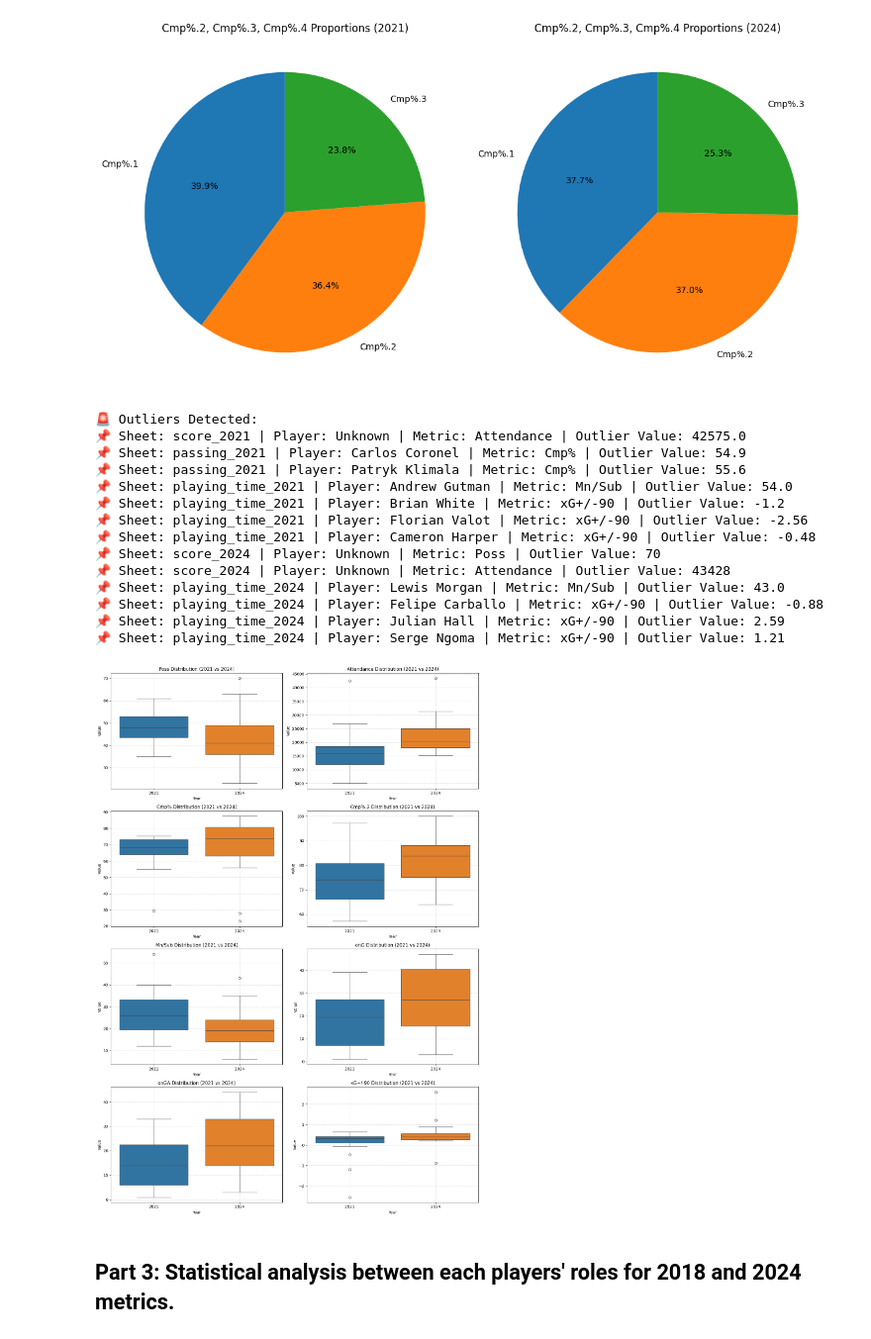
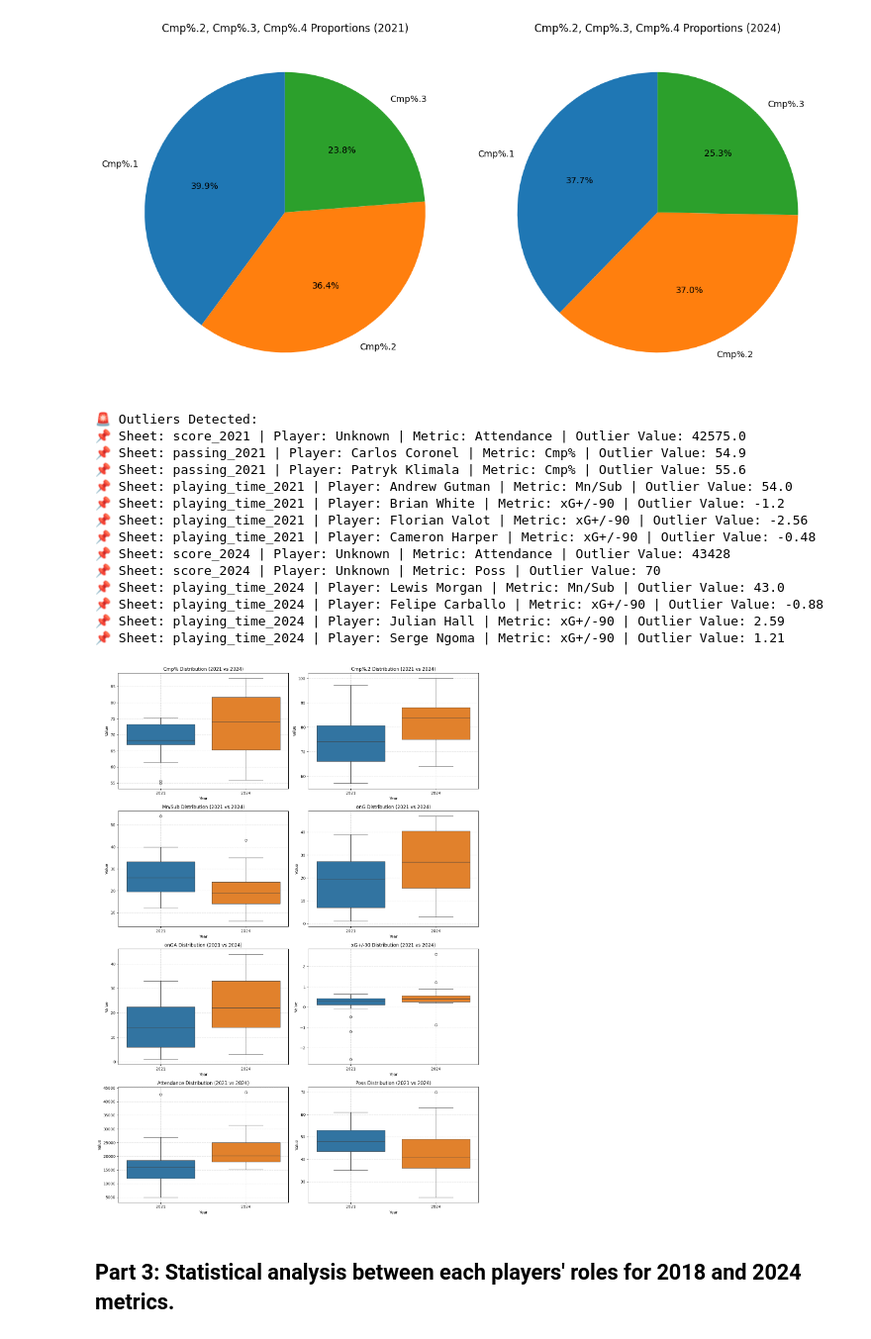
Before and after one commit to LouMeziere/Match-Performance-Analysis, a Jupyter notebook: analysis_roles.ipynb, the cells around one changed output. Shown at 99% size. Cells and saved outputs as stored; diff of their text form; code cells hidden in the pictures.

Commit message:
fix part 2 graph

```diff
--- a/analysis_roles.ipynb
+++ b/analysis_roles.ipynb
@@ -425,7 +422,7 @@ Exclude players with less than 90 mins playtime
 # Loop through all sheets and filter out players with "90s" < 1.0 aka outliers
 for sheet_name, df in filtered_data.items():
     if "90s" in df.columns:
-        filtered_df = df[df["90s"] >= 1.0].copy()  # Keep only players who played at least 90 minutes
+        filtered_df = df[(df["90s"] >= 1.0) & (df["90s"].notnull())].copy()  # Keep only non-null players who played at least 90 minutes
         filtered_data[sheet_name] = filtered_df
         print(f"✅ Filtered {sheet_name}: {len(df) - len(filtered_df)} rows removed.")
     else:
@@ -600,0 +678,9 @@ if merged_df is not None:
+# %%
+from itertools import islice
+
+# filter data for Part 1 analysis
+filtered_data_part1 = filter_sheets_by_name(filtered_data, ['goalkeeping', 'advanced_goalkeeping'])
+
+# Ensure that all data is there
+head = dict(islice(filtered_data_part1.items(), 3))
+print(head)
@@ -602,7 +724,7 @@ if merged_df is not None:
 Retrieve significant metrics from unsegmented yearly analysis
 # %%
 # Load significant differences for all players combined
-df_significant_all = pd.read_csv("RBNY_yearly_stats/significance/yearly_significant_diff.csv")
+df_significant_all = pd.read_csv("RBNY_yearly_stats/significance/year_base_sig_diff.csv")
 
 # Get metric names found to have significant differences between years
 significant_all_metric = df_significant_all['Metric'].dropna().tolist()
@@ -663,7 +794,7 @@ boxplot_data = []
 outlier_instances = []
 
 # Process each dataset
-for df_name, df in filtered_data.items():
+for df_name, df in filtered_data_part1.items():
     year = compared_year if str(compared_year) in df_name else interesting_year  # Extract year
 
     # Filter only relevant metrics
@@ -715,34 +846,34 @@ for i, metric in enumerate(significant_all_metric):
         sns.boxplot(
             x="Year", y="Value", hue="Year", data=boxplot_df[boxplot_df["Metric"] == metric],
             ax=axes[i], palette=custom_palette, legend=False  # Fix for Seaborn 0.14+
         )
         axes[i].set_title(f"{metric} Distribution ({compared_year} vs {interesting_year})")
         axes[i].set_xlabel("Year")
         axes[i].set_ylabel("Value")
         axes[i].grid(True, linestyle="--", alpha=0.5)
 
 # Hide unused subplots (if any)
 for j in range(i + 1, len(axes)):
     fig.delaxes(axes[j])
 
 # Adjust layout
 plt.tight_layout()
 plt.show()
 # %% [output]
 🚨 Outliers Detected:
 📌 Sheet: score_2021 | Player: Unknown | Metric: Attendance | Outlier Value: 42575.0
 📌 Sheet: passing_2021 | Player: Carlos Coronel | Metric: Cmp% | Outlier Value: 54.9
 📌 Sheet: passing_2021 | Player: Patryk Klimala | Metric: Cmp% | Outlier Value: 55.6
 📌 Sheet: playing_time_2021 | Player: Andrew Gutman | Metric: Mn/Sub | Outlier Value: 54.0
 📌 Sheet: playing_time_2021 | Player: Brian White | Metric: xG+/-90 | Outlier Value: -1.2
 📌 Sheet: playing_time_2021 | Player: Florian Valot | Metric: xG+/-90 | Outlier Value: -2.56
 📌 Sheet: playing_time_2021 | Player: Cameron Harper | Metric: xG+/-90 | Outlier Value: -0.48
+📌 Sheet: score_2024 | Player: Unknown | Metric: Attendance | Outlier Value: 43428
 📌 Sheet: score_2024 | Player: Unknown | Metric: Poss | Outlier Value: 70
-📌 Sheet: score_2024 | Player: Unknown | Metric: Attendance | Outlier Value: 43428
 📌 Sheet: playing_time_2024 | Player: Lewis Morgan | Metric: Mn/Sub | Outlier Value: 43.0
 📌 Sheet: playing_time_2024 | Player: Felipe Carballo | Metric: xG+/-90 | Outlier Value: -0.88
 📌 Sheet: playing_time_2024 | Player: Julian Hall | Metric: xG+/-90 | Outlier Value: 2.59
 📌 Sheet: playing_time_2024 | Player: Serge Ngoma | Metric: xG+/-90 | Outlier Value: 1.21
-[figure, old version]
+[figure, new version]
 # %% [markdown]
 ## Part 3: Statistical analysis between each players' roles for 2018 and 2024 metrics.
```
Also changed, not shown: parts of 22 cells of this notebook.
